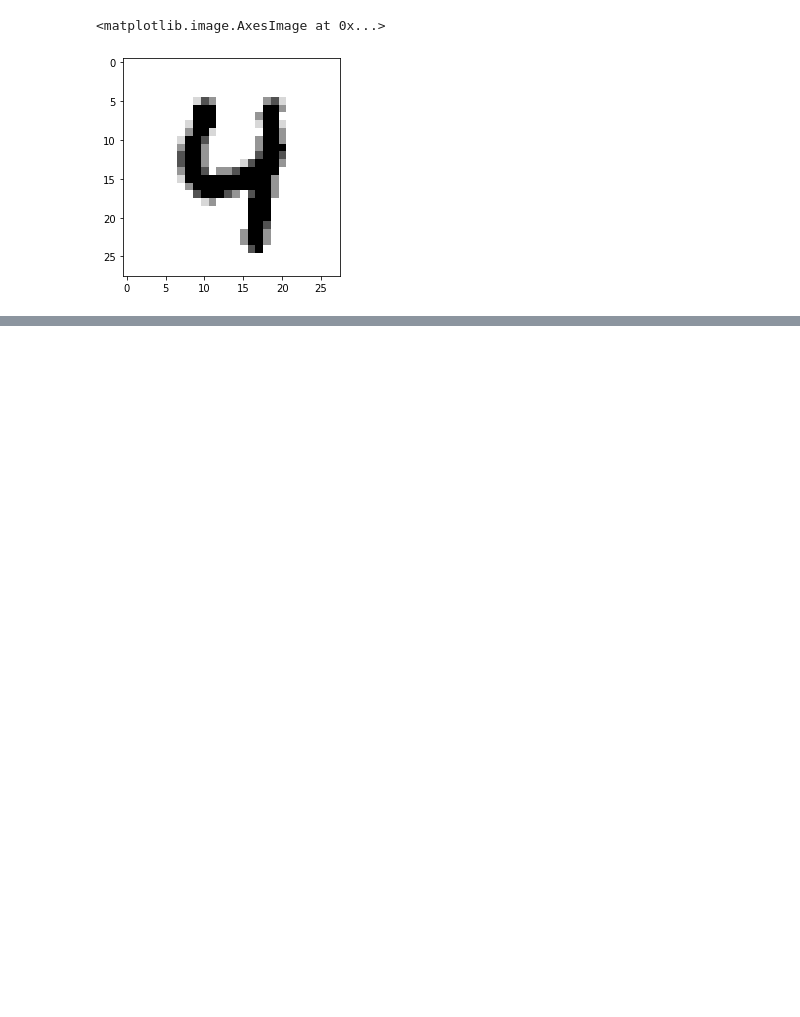
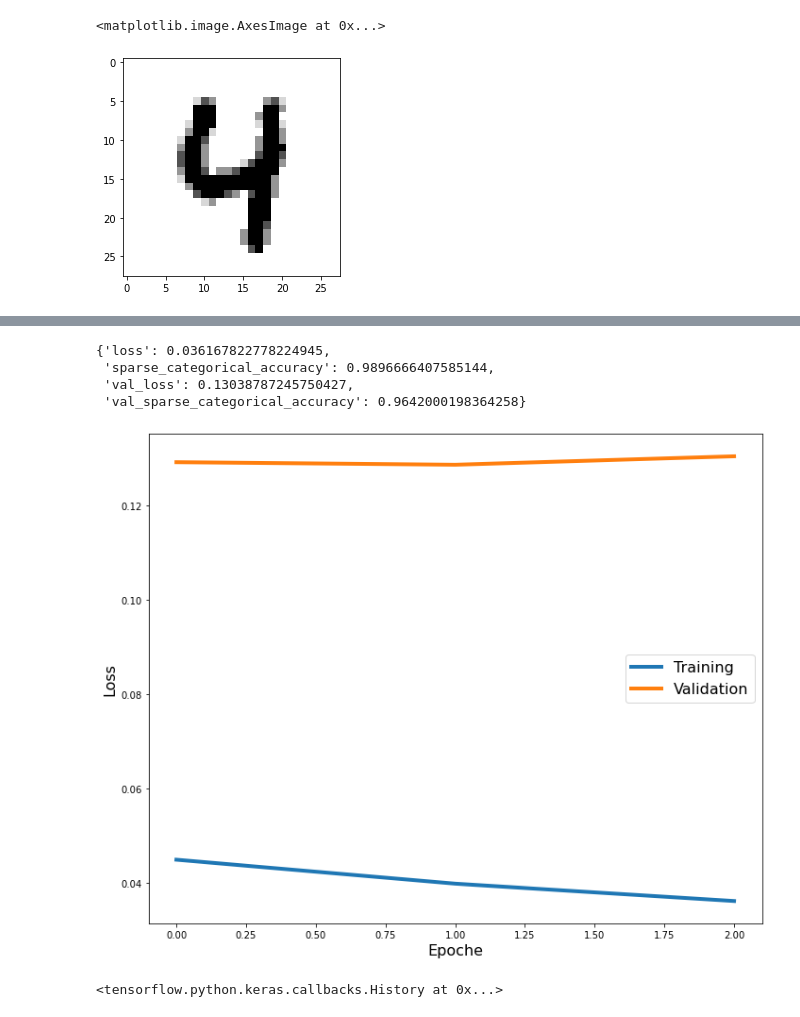
Before and after one commit to LilWeirdProgramms/oct-classifier, a Jupyter notebook: test_notebook.ipynb, the cells around one changed output, grey strips where cells are left out. Drawn from its saved outputs; the diff is of its cells as text; code cells hidden in the pictures; blank space fills up the shorter version.

```diff
--- a/test_notebook.ipynb
+++ b/test_notebook.ipynb
@@ -66,2 +54,0 @@ tf.Tensor(
-# %%
-history = model.fit(train_dataset, epochs=3, steps_per_epoch=100)
@@ -137,0 +65,3 @@ def print_bag():
+# %%
+tensorboard_callback = tf.keras.callbacks.TensorBoard(log_dir="./logs")
+model.fit(x_train, y_train, epochs=3, callbacks=[tensorboard_callback])
@@ -137,0 +114,43 @@ def print_bag():
+# %%
+from IPython.display import clear_output
+
+class CustomCallback(keras.callbacks.Callback):
+
+    def on_train_begin(self, logs={}):
+        self.x = []
+        self.loss = []
+        self.val_loss = []
+
+
+    def on_test_batch_begin(self, epoch, logs={}):
+        pass
+
+    def on_epoch_end(self, epoch, logs={}):
+        self.x.append(epoch)
+        self.loss.append(logs["loss"])
+
+        clear_output(wait=True)
+        tf.print(logs)
+        self.val_loss.append(logs["val_loss"])
+        plt.figure(figsize=(10, 8))
+        ax1 = plt.subplot2grid((1,1), (0,0), colspan=1, rowspan=1)
+        ax1.plot(self.x, self.loss, lw=4, label="Training")
+        ax1.plot(self.x, self.val_loss, lw=4, label="Validation")
+        ax1.legend(fontsize=16)
+        ax1.set_xlabel("Epoche", fontsize=16)
+        ax1.set_ylabel("Loss", fontsize=16)
+
+        plt.tight_layout()
+        plt.show()
+
+
+custom_callback = CustomCallback()
+# %%
+model.fit(x_train, y_train, validation_split=0.1 ,epochs=3, callbacks=[custom_callback], steps_per_epoch=100)
+# %% [output]
+{'loss': 0.036167822778224945,
+ 'sparse_categorical_accuracy': 0.9896666407585144,
+ 'val_loss': 0.13038787245750427,
+ 'val_sparse_categorical_accuracy': 0.9642000198364258}
+[figure, added]
+<tensorflow.python.keras.callbacks.History at 0x...>
```
Also changed, not shown: parts of 17 cells of this notebook, 5 other files.
